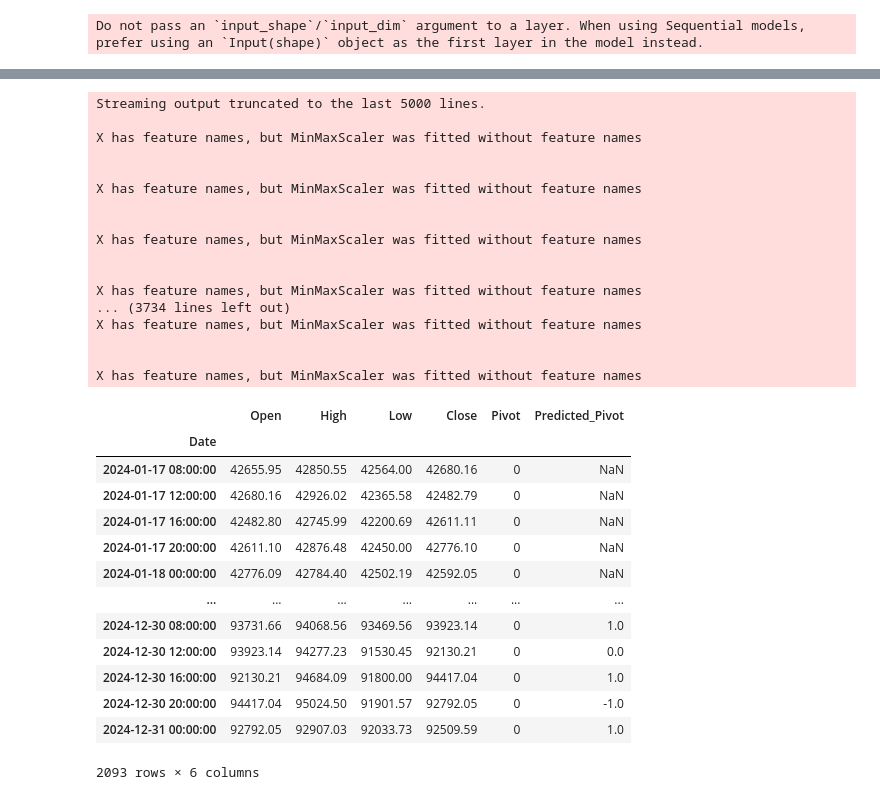
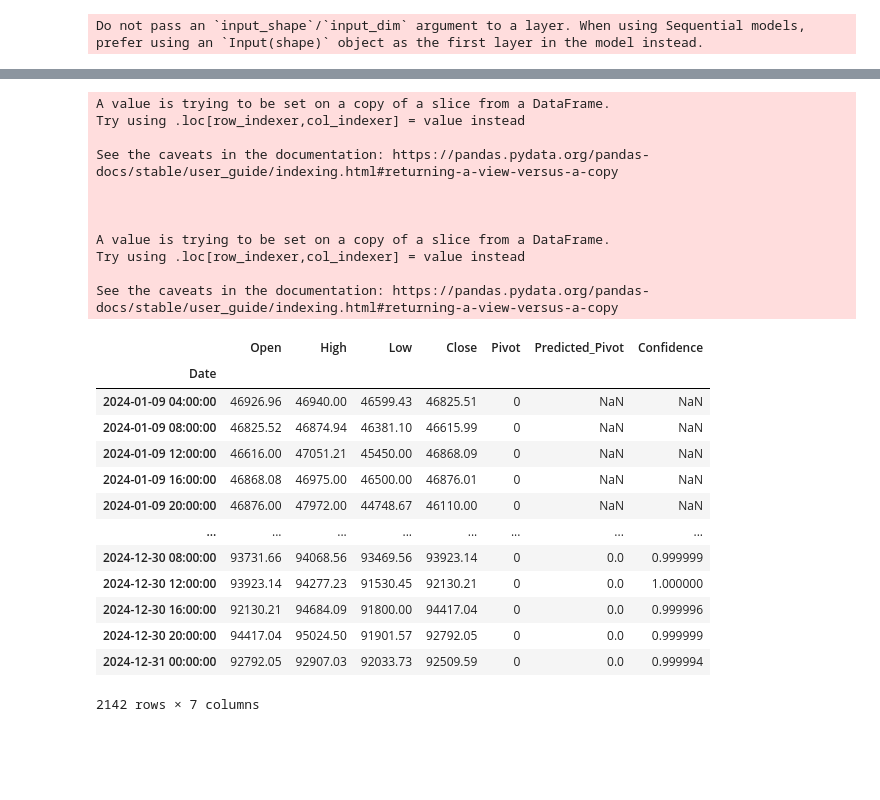
Before and after one commit to ifeLight/ml-bot, a Jupyter notebook: binance.ipynb, the cells around one changed output, grey strips where cells are left out. Saved outputs shown, nothing was run; the diff lists cells and outputs as text; code cells hidden in the pictures; blank space fills up the shorter version.

```diff
--- a/binance.ipynb
+++ b/binance.ipynb
@@ -413,0 +421,2 @@ y.shape
+# %%
+X, y = use_smote_3d(X, y)
@@ -447,17 +463,17 @@ model = Sequential([
     Dense(25, activation='relu'),
     Dense(3, activation='softmax')  # Output layer for 3 classes (-1, 0, 1)
 ])
-model.compile(optimizer='adam', loss='categorical_crossentropy', metrics=['accuracy'])
+model.compile(optimizer='adam', loss='categorical_crossentropy', metrics=[tf.keras.metrics.Accuracy, tf.keras.metrics.F1Score, tf.keras.metrics.CategoricalAccuracy])
 # %% [output]
 Do not pass an `input_shape`/`input_dim` argument to a layer. When using Sequential models, prefer using an `Input(shape)` object as the first layer in the model instead.
 # %%
 # Step 5: Train the model
 history = model.fit(
     X_train, y_train,
-    epochs=20,
+    epochs=100,
     batch_size=32,
     validation_data=(X_test, y_test),
     verbose=1,
-    class_weight=class_weights
+    # class_weight=class_weights
 )
 # %% [output]
@@ -489,47 +506,44 @@ Test Accuracy: 0.3101
 # %%
 # Step 7: Predict pivots
 data['Predicted_Pivot'] = np.nan
+data['Confidence'] = np.nan
 for i in range(seq_length, len(data)):
-    input_data = scaler.transform(data.iloc[i - seq_length:i][features_columns])
+    # input_data = scaler.transform(data.iloc[i - seq_length:i][features_columns]) # If using a scaler
+    input_data = data.iloc[i - seq_length:i][features_columns]
     input_data = np.expand_dims(input_data, axis=0)
     prediction = model.predict(input_data, verbose=0)
     predicted_class = np.argmax(prediction) - 1  # Convert back to -1, 0, 1
     data.loc[data.index[i], 'Predicted_Pivot'] = predicted_class
+    data.loc[data.index[i], 'Confidence'] = np.max(prediction)
 # %% [output]
-Streaming output truncated to the last 5000 lines.
+A value is trying to be set on a copy of a slice from a DataFrame.
+Try using .loc[row_indexer,col_indexer] = value instead
 
-X has feature names, but MinMaxScaler was fitted without feature names
+See the caveats in the documentation: https://pandas.pydata.org/pandas-docs/stable/user_guide/indexing.html#returning-a-view-versus-a-copy
 
 
-X has feature names, but MinMaxScaler was fitted without feature names
 
+A value is trying to be set on a copy of a slice from a DataFrame.
+Try using .loc[row_indexer,col_indexer] = value instead
 
-X has feature names, but MinMaxScaler was fitted without feature names
-
-
-X has feature names, but MinMaxScaler was fitted without feature names
-... (3734 lines left out)
-X has feature names, but MinMaxScaler was fitted without feature names
-
-
-X has feature names, but MinMaxScaler was fitted without feature names
+See the caveats in the documentation: https://pandas.pydata.org/pandas-docs/stable/user_guide/indexing.html#returning-a-view-versus-a-copy
 # %%
-data[['Open', 'High', 'Low', 'Close', 'Pivot', 'Predicted_Pivot']]
+data[['Open', 'High', 'Low', 'Close', 'Pivot', 'Predicted_Pivot', 'Confidence']]
 # %% [output]
-|  | Open | High | Low | Close | Pivot | Predicted_Pivot |
-| Date |  |  |  |  |  |  |
-| 2024-01-17 08:00:00 | 42655.95 | 42850.55 | 42564.00 | 42680.16 | 0 | NaN |
-| 2024-01-17 12:00:00 | 42680.16 | 42926.02 | 42365.58 | 42482.79 | 0 | NaN |
-| 2024-01-17 16:00:00 | 42482.80 | 42745.99 | 42200.69 | 42611.11 | 0 | NaN |
-| 2024-01-17 20:00:00 | 42611.10 | 42876.48 | 42450.00 | 42776.10 | 0 | NaN |
-| 2024-01-18 00:00:00 | 42776.09 | 42784.40 | 42502.19 | 42592.05 | 0 | NaN |
-| ... | ... | ... | ... | ... | ... | ... |
-| 2024-12-30 08:00:00 | 93731.66 | 94068.56 | 93469.56 | 93923.14 | 0 | 1.0 |
-| 2024-12-30 12:00:00 | 93923.14 | 94277.23 | 91530.45 | 92130.21 | 0 | 0.0 |
-| 2024-12-30 16:00:00 | 92130.21 | 94684.09 | 91800.00 | 94417.04 | 0 | 1.0 |
-| 2024-12-30 20:00:00 | 94417.04 | 95024.50 | 91901.57 | 92792.05 | 0 | -1.0 |
-| 2024-12-31 00:00:00 | 92792.05 | 92907.03 | 92033.73 | 92509.59 | 0 | 1.0 |
+|  | Open | High | Low | Close | Pivot | Predicted_Pivot | Confidence |
+| Date |  |  |  |  |  |  |  |
+| 2024-01-09 04:00:00 | 46926.96 | 46940.00 | 46599.43 | 46825.51 | 0 | NaN | NaN |
+| 2024-01-09 08:00:00 | 46825.52 | 46874.94 | 46381.10 | 46615.99 | 0 | NaN | NaN |
+| 2024-01-09 12:00:00 | 46616.00 | 47051.21 | 45450.00 | 46868.09 | 0 | NaN | NaN |
+| 2024-01-09 16:00:00 | 46868.08 | 46975.00 | 46500.00 | 46876.01 | 0 | NaN | NaN |
+| 2024-01-09 20:00:00 | 46876.00 | 47972.00 | 44748.67 | 46110.00 | 0 | NaN | NaN |
+| ... | ... | ... | ... | ... | ... | ... | ... |
+| 2024-12-30 08:00:00 | 93731.66 | 94068.56 | 93469.56 | 93923.14 | 0 | 0.0 | 0.999999 |
+| 2024-12-30 12:00:00 | 93923.14 | 94277.23 | 91530.45 | 92130.21 | 0 | 0.0 | 1.000000 |
+| 2024-12-30 16:00:00 | 92130.21 | 94684.09 | 91800.00 | 94417.04 | 0 | 0.0 | 0.999996 |
+| 2024-12-30 20:00:00 | 94417.04 | 95024.50 | 91901.57 | 92792.05 | 0 | 0.0 | 0.999999 |
+| 2024-12-31 00:00:00 | 92792.05 | 92907.03 | 92033.73 | 92509.59 | 0 | 0.0 | 0.999994 |
-2093 rows × 6 columns
+2142 rows × 7 columns
 # %%
 data['Predicted_Pivot'].value_counts()
 # data['Pivot'].value_counts()
```
Also changed, not shown: parts of 20 cells of this notebook.
